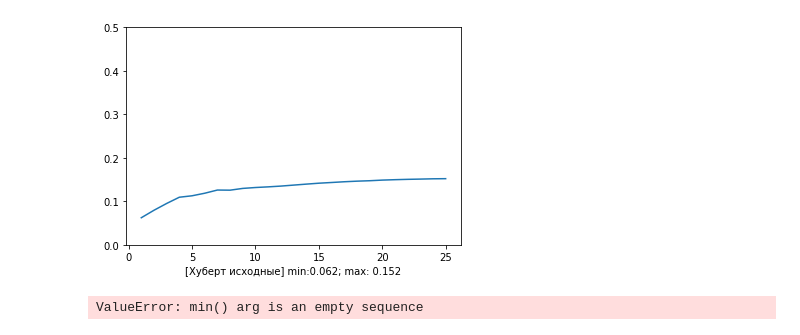
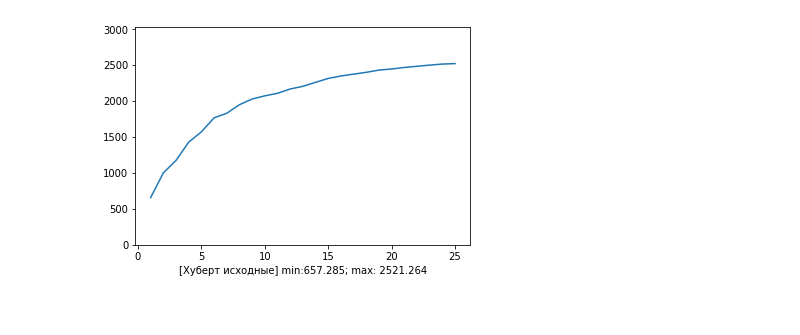
Before and after one commit to mestydone/dimensionality_reduction, a Jupyter notebook: DR.ipynb, the cells around one changed output. Cells and saved outputs as stored; diff of their text form; code cells hidden in the pictures.

```diff
--- a/DR.ipynb
+++ b/DR.ipynb
@@ -112,26 +121,38 @@ drawer.plot_line(pca_hopkins, label=pca_hopkins_label, top=1).show()
 # %%
 # Хуберт
+"""
+Почему при нормировании по дисперсии наблюдается линейный рост:
+Потому что с добавлением новых призноков снижается std -> при делении точки располагаются дальше -> межточечное расстояние растет
+
+Почему помогает нормализация по дистанции:
+Т.к. межточечное расстояние растет растет и max(dist)
+
+
+
+"""
+
 import src.hubert as hubert
 importlib.reload(hubert)
 
 source_hubert = []
 mds_hubert = []
 pca_hubert = []
 
 for i in range(1, len(source_data)+1):
     source_hubert.append(hubert.calculate(source_data[:i], markers))
-    mds_hubert.append(hubert.calculate(mds_data_list[i-1], markers))
-    pca_hubert.append(hubert.calculate(pca_data[:i], markers))
+    # mds_hubert.append(hubert.calculate(mds_data_list[i-1], markers))
+    # pca_hubert.append(hubert.calculate(pca_data[:i], markers))
+
+
+
+hubert_top = np.max(source_hubert) * 1.2
+src_hubert_label = '[Хуберт исходные] min:' + '%.3f' % min(source_hubert) +'; max: ' + '%.3f' % max(source_hubert)
+drawer.plot_line(source_hubert, label=src_hubert_label, top=hubert_top).show()
+
+# mds_hubert_label = '[Хуберт MDS] min:' + '%.3f' % min(mds_hubert) +'; max: ' + '%.3f' % max(mds_hubert)
+# drawer.plot_line(mds_hubert, label=mds_hubert_label, top=hubert_top).show()
+
+# pca_hubert_label = '[Хуберт PCA] min:' + '%.3f' % min(pca_hubert) +'; max: ' + '%.3f' % max(pca_hubert)
+# drawer.plot_line(pca_hubert, label=pca_hubert_label, top=hubert_top).show()
+# %% [output]
+[figure, added]
-# %%
-hubert_top = 0.5
-src_hubert_label = '[Хуберт исходные] min:' + '%.3f' % min(source_hubert) +'; max: ' + '%.3f' % max(source_hubert)
-drawer.plot_line(source_hubert, label=src_hubert_label, top=hubert_top).show()
-
-mds_hubert_label = '[Хуберт MDS] min:' + '%.3f' % min(mds_hubert) +'; max: ' + '%.3f' % max(mds_hubert)
-drawer.plot_line(mds_hubert, label=mds_hubert_label, top=hubert_top).show()
-
-pca_hubert_label = '[Хуберт PCA] min:' + '%.3f' % min(pca_hubert) +'; max: ' + '%.3f' % max(pca_hubert)
-drawer.plot_line(pca_hubert, label=pca_hubert_label, top=hubert_top).show()
-# %% [output]
-[figure, removed]
-ValueError: min() arg is an empty sequence
```
Also changed, not shown: parts of 7 cells of this notebook, 4 other files.
